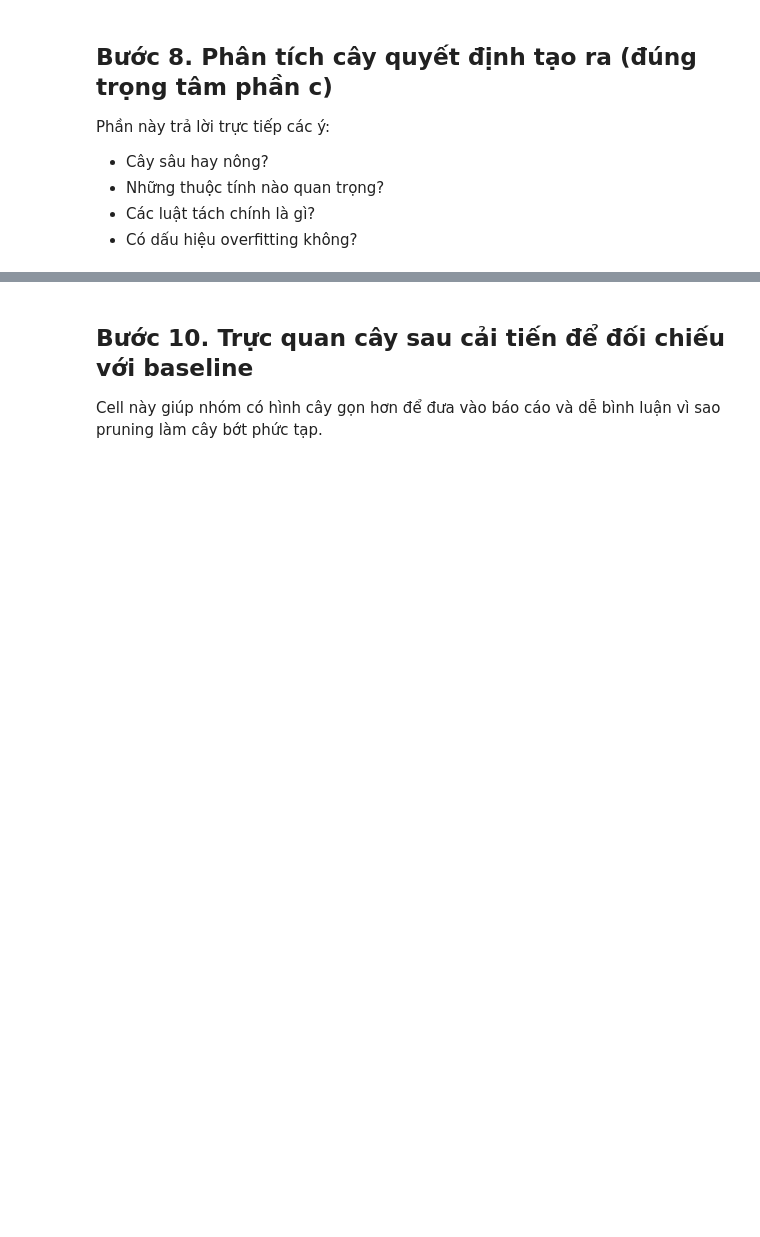
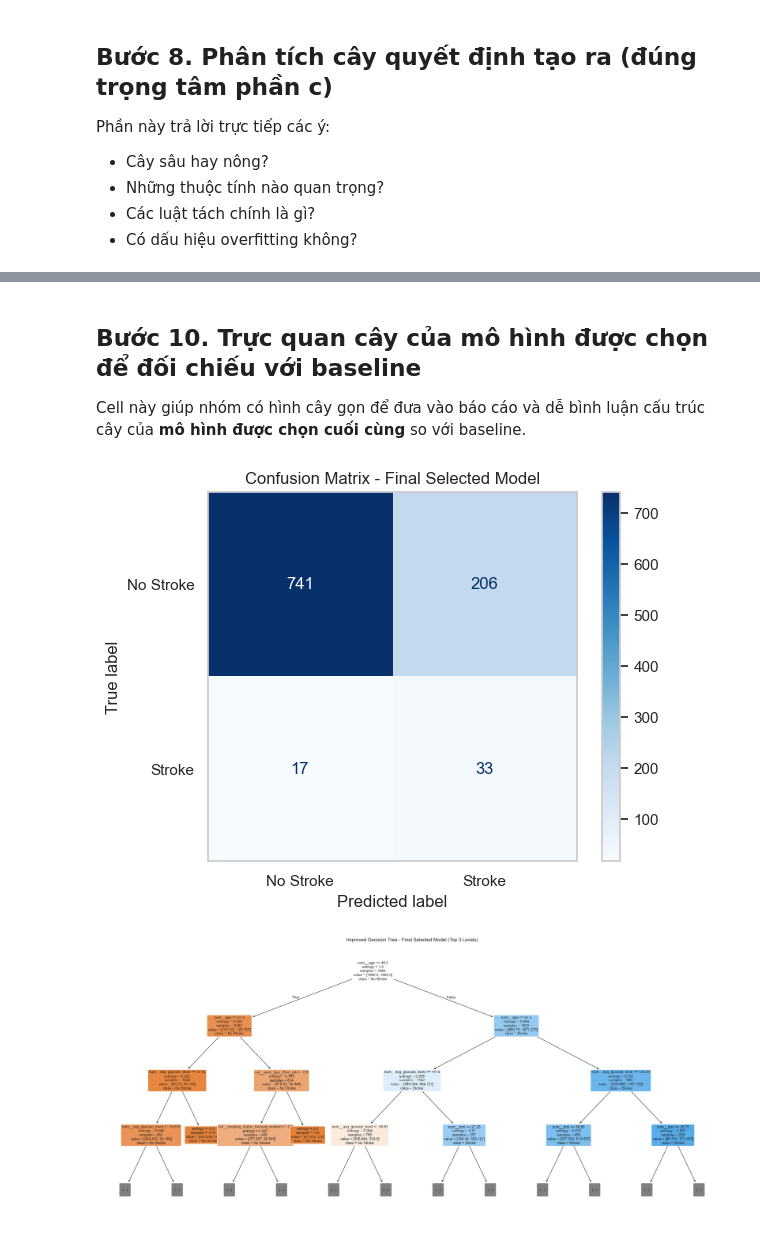
Before and after one commit to Hireophant/Decision-Tree-Stroke, a Jupyter notebook: brain-stroke-classification.ipynb, the cells around one changed output, grey strips where cells are left out. Cells and saved outputs as stored; diff of their text form; code cells hidden in the pictures; blank space fills up the shorter version.

```diff
--- a/brain-stroke-classification.ipynb
+++ b/brain-stroke-classification.ipynb
@@ -328,17 +536,20 @@ Dù nhóm bạn đang ưu tiên phần b, c, mình để luôn phần cải ti
 # %%
 model_candidates = {
     "Baseline": DecisionTreeClassifier(random_state=RANDOM_STATE),
-    "Class Weight": DecisionTreeClassifier(
+    "Improvement 1 - Class Weight": DecisionTreeClassifier(
         random_state=RANDOM_STATE,
         class_weight="balanced",
     ),
-    "Pruning": DecisionTreeClassifier(
+    "Improvement 2 - Pruning": DecisionTreeClassifier(
         random_state=RANDOM_STATE,
-        class_weight="balanced",
         max_depth=5,
         min_samples_leaf=10,
     ),
-    "Entropy + Pruning": DecisionTreeClassifier(
+    "Improvement 3 - Entropy": DecisionTreeClassifier(
+        random_state=RANDOM_STATE,
+        criterion="entropy",
+    ),
+    "Final Selected Model": DecisionTreeClassifier(
         random_state=RANDOM_STATE,
         class_weight="balanced",
         criterion="entropy",
@@ -371,10 +582,15 @@ for model_name, result in all_results.items():
             "Recall": result["recall"],
             "F1-Score": result["f1_score"],
             "ROC-AUC": result["roc_auc"],
+            "FNR": result["false_negative_rate"],
             "Depth": result["depth"],
             "Leaves": result["n_leaves"],
         }
     )
 
-comparison_df = pd.DataFrame(comparison_rows).sort_values(by="Accuracy", ascending=False)
+comparison_df = pd.DataFrame(comparison_rows).sort_values(
+    by=["F1-Score", "Recall", "ROC-AUC"],
+    ascending=False
+).reset_index(drop=True)
+
 display(comparison_df.round(4))
@@ -399,12 +624,14 @@ plt.show()
 best_accuracy_model = comparison_df.sort_values(by="Accuracy", ascending=False).iloc[0]["Model"]
 best_f1_model = comparison_df.sort_values(by="F1-Score", ascending=False).iloc[0]["Model"]
 best_recall_model = comparison_df.sort_values(by="Recall", ascending=False).iloc[0]["Model"]
+selected_model_name = comparison_df.iloc[0]["Model"]
 
 print("=== KẾT LUẬN TỪ PHẦN SO SÁNH ===")
 print(f"Mô hình có Accuracy cao nhất: {best_accuracy_model}")
 print(f"Mô hình có F1-Score cao nhất: {best_f1_model}")
 print(f"Mô hình có Recall cao nhất: {best_recall_model}")
+print(f"=> Mô hình được chọn theo tiêu chí F1/Recall: {selected_model_name}")
 print("\nGợi ý viết báo cáo:")
-print("- Nếu nhóm ưu tiên phát hiện được nhiều ca stroke hơn, hãy chú ý Recall và ROC-AUC.")
-print("- Nếu nhóm ưu tiên độ chính xác tổng thể, Accuracy có thể là tiêu chí chính.")
-print("- Với dữ liệu mất cân bằng, không nên nhìn mỗi Accuracy mà bỏ qua Recall/F1.")
+print("- Với bài toán stroke, ưu tiên Recall/F1 để giảm bỏ sót ca dương tính.")
+print("- Accuracy vẫn cần báo cáo, nhưng không nên dùng làm tiêu chí duy nhất.")
+print("- FNR (False Negative Rate) càng thấp càng tốt trong bối cảnh y tế.")
@@ -411,27 +778,32 @@ print("- Với dữ liệu mất cân bằng, không nên nhìn mỗi Accuracy m
 # %% [markdown]
-## Bước 10. Trực quan cây sau cải tiến để đối chiếu với baseline
+## Bước 10. Trực quan cây của mô hình được chọn để đối chiếu với baseline
 
-Cell này giúp nhóm có hình cây gọn hơn để đưa vào báo cáo và dễ bình luận vì sao pruning làm cây bớt phức tạp.
+Cell này giúp nhóm có hình cây gọn để đưa vào báo cáo và dễ bình luận cấu trúc cây của **mô hình được chọn cuối cùng** so với baseline.
 # %%
-improved_tree_result = all_results["Entropy + Pruning"]
+improved_tree_result = all_results[selected_model_name]
 
 show_confusion_matrix(
     improved_tree_result["confusion_matrix"],
-    "Confusion Matrix - Entropy + Pruning"
+    f"Confusion Matrix - {selected_model_name}"
 )
 
 plt.figure(figsize=(22, 10))
 plot_tree(
     improved_tree_result["model"],
-    feature_names=X.columns,
+    feature_names=X_train.columns,
     class_names=["No Stroke", "Stroke"],
     filled=True,
     rounded=True,
     fontsize=9,
     max_depth=3,
 )
-plt.title("Improved Decision Tree - Entropy + Pruning (Top 3 Levels)")
+plt.title(f"Improved Decision Tree - {selected_model_name} (Top 3 Levels)")
+plt.tight_layout()
+plt.savefig(IMAGES_DIR / "improved_tree_top3.png", dpi=200, bbox_inches="tight")
 plt.show()
+# %% [output]
+[figure, added]
+[figure, added]
 # %% [markdown]
 ## Gợi ý kết luận cuối notebook
 
```
Also changed, not shown: parts of 19 cells of this notebook, 10 other files.
